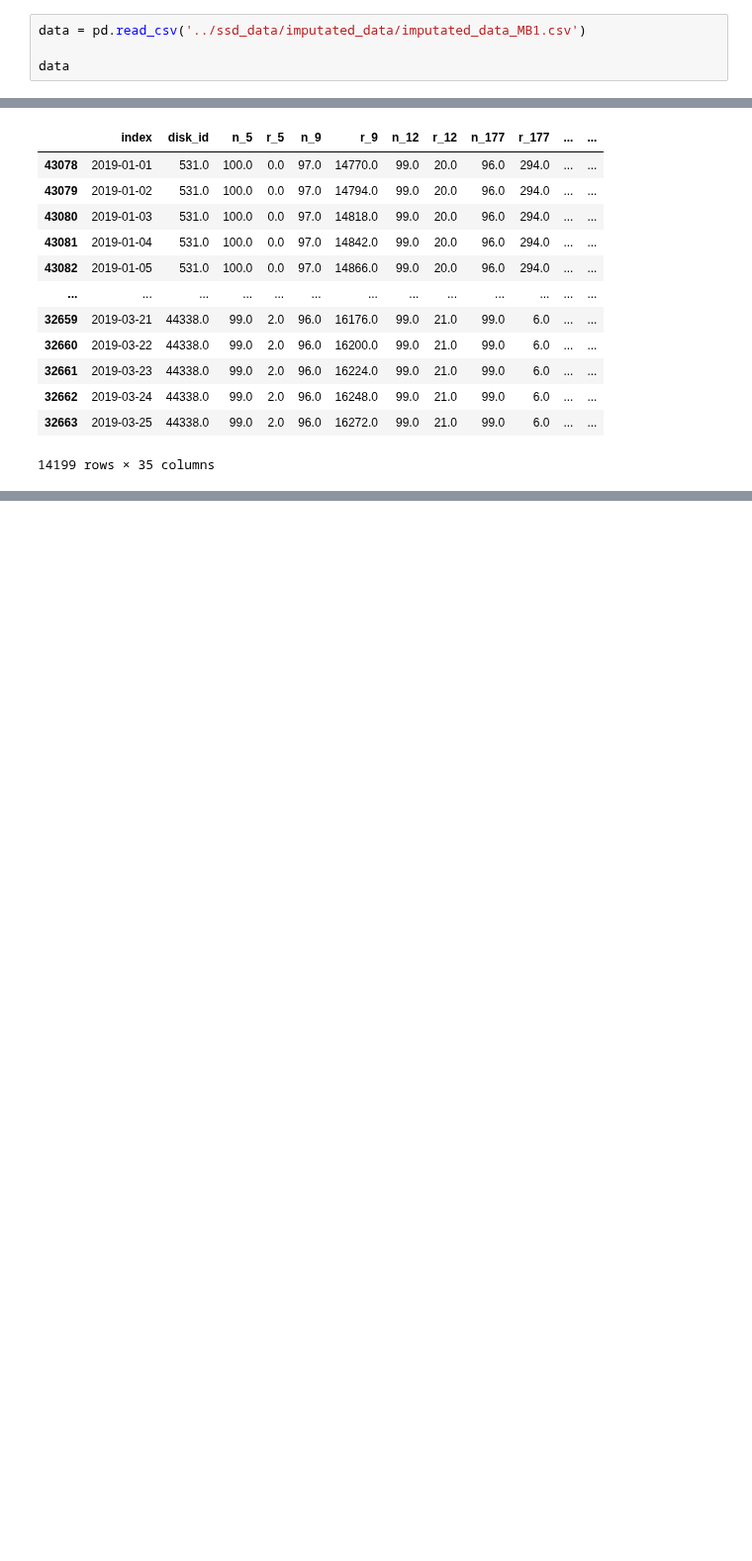
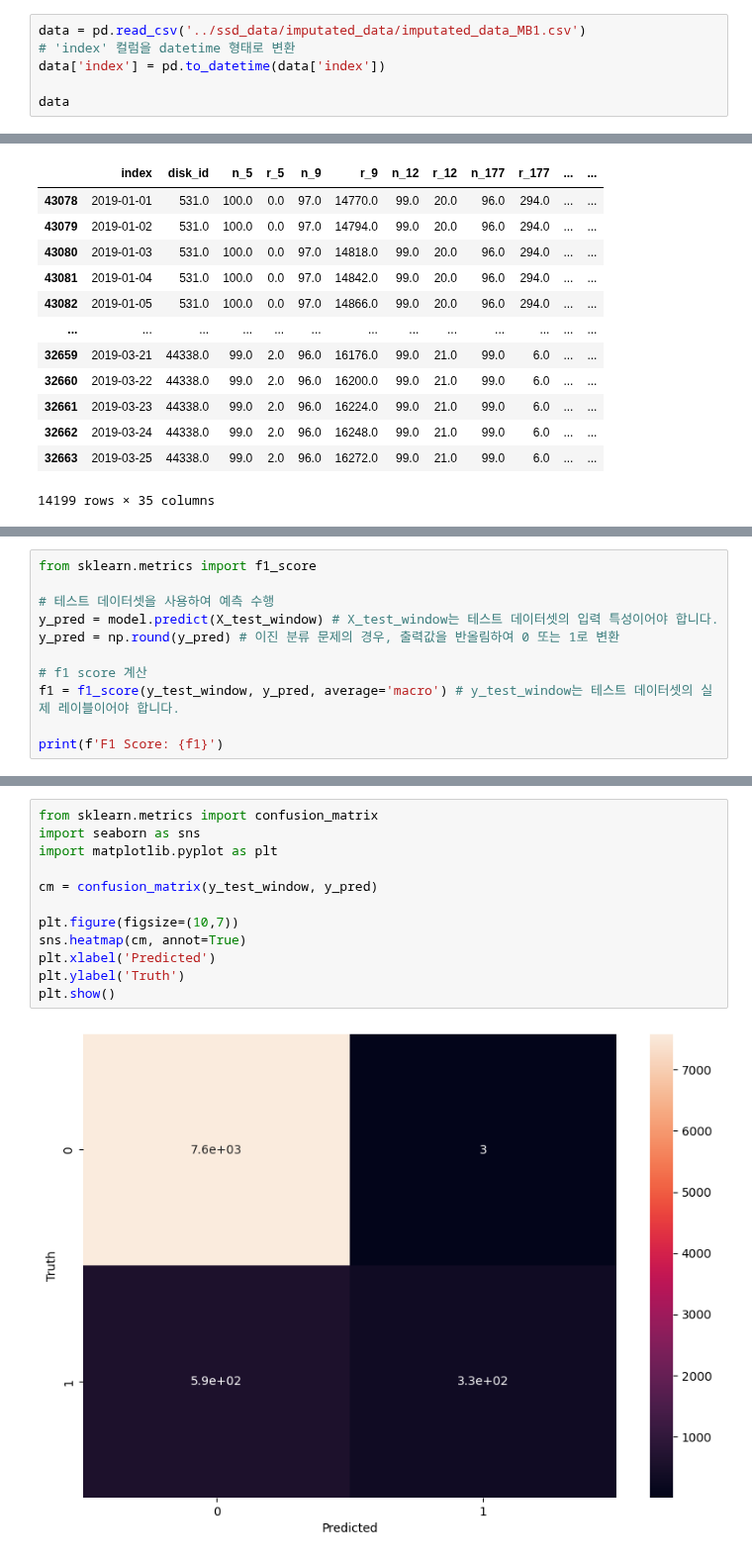
Before and after one commit to passion3659/ssd-failure, a Jupyter notebook: MB1_LSTM.ipynb, the cells around one changed output, grey strips where cells are left out. Shown at 99% size. Cells and saved outputs as stored; diff of their text form; blank space fills up the shorter version.

```diff
--- a/MB1_LSTM.ipynb
+++ b/MB1_LSTM.ipynb
@@ -12,6 +12,8 @@ from sklearn.metrics import mean_squared_error
 from sklearn.model_selection import train_test_split
 # %%
 data = pd.read_csv('../ssd_data/imputated_data/imputated_data_MB1.csv')
+# 'index' 컬럼을 datetime 형태로 변환
+data['index'] = pd.to_datetime(data['index'])
 
 data
 # %% [output]
@@ -169,0 +325,11 @@ del_fail_after_row
+# %%
+from sklearn.metrics import f1_score
+
+# 테스트 데이터셋을 사용하여 예측 수행
+y_pred = model.predict(X_test_window) # X_test_window는 테스트 데이터셋의 입력 특성이어야 합니다.
+y_pred = np.round(y_pred) # 이진 분류 문제의 경우, 출력값을 반올림하여 0 또는 1로 변환
+
+# f1 score 계산
+f1 = f1_score(y_test_window, y_pred, average='macro') # y_test_window는 테스트 데이터셋의 실제 레이블이어야 합니다.
+
+print(f'F1 Score: {f1}')
@@ -169,0 +339,14 @@ del_fail_after_row
+# %%
+from sklearn.metrics import confusion_matrix
+import seaborn as sns
+import matplotlib.pyplot as plt
+
+cm = confusion_matrix(y_test_window, y_pred)
+
+plt.figure(figsize=(10,7))
+sns.heatmap(cm, annot=True)
+plt.xlabel('Predicted')
+plt.ylabel('Truth')
+plt.show()
+# %% [output]
+[figure, added]
```
Also changed, not shown: parts of 15 cells of this notebook.
